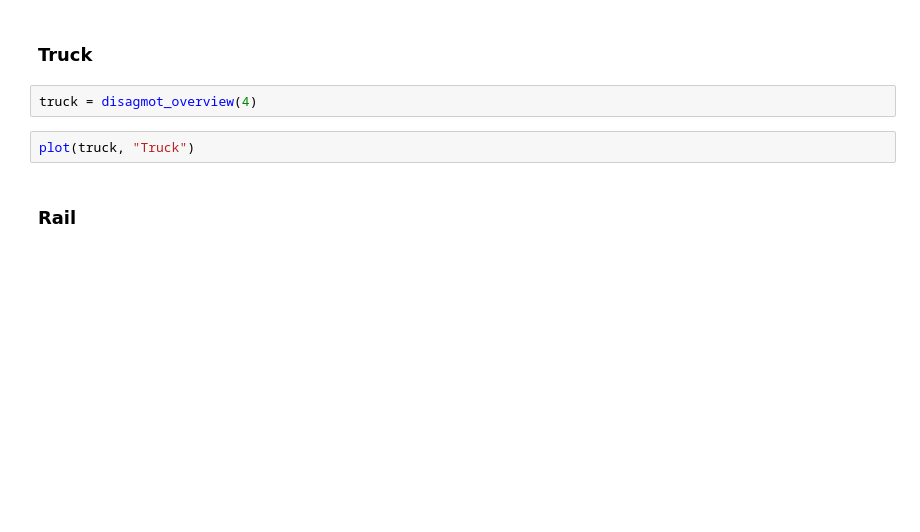
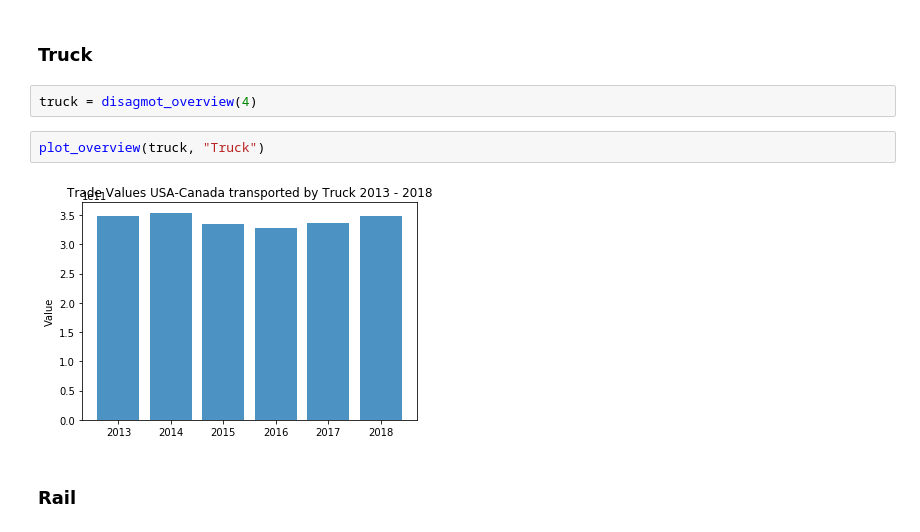
Before and after one commit to BlkPingu/FrightDataAnalysis, a Jupyter notebook: henni/DisagmotValuesByYear-CA.ipynb, the cells around one changed output. Saved outputs shown, nothing was run; the diff lists cells and outputs as text; blank space fills up the shorter version.

```diff
--- a/henni/DisagmotValuesByYear-CA.ipynb
+++ b/henni/DisagmotValuesByYear-CA.ipynb
@@ -255,7 +297,9 @@ plot(mail, "Mail")
 # %%
 truck = disagmot_overview(4)
 # %%
-plot(truck, "Truck")
+plot_overview(truck, "Truck")
+# %% [output]
+[figure, added]
 # %% [markdown]
 ### Rail
 # %%
```
Also changed, not shown: parts of 25 cells of this notebook, 2 other files.
